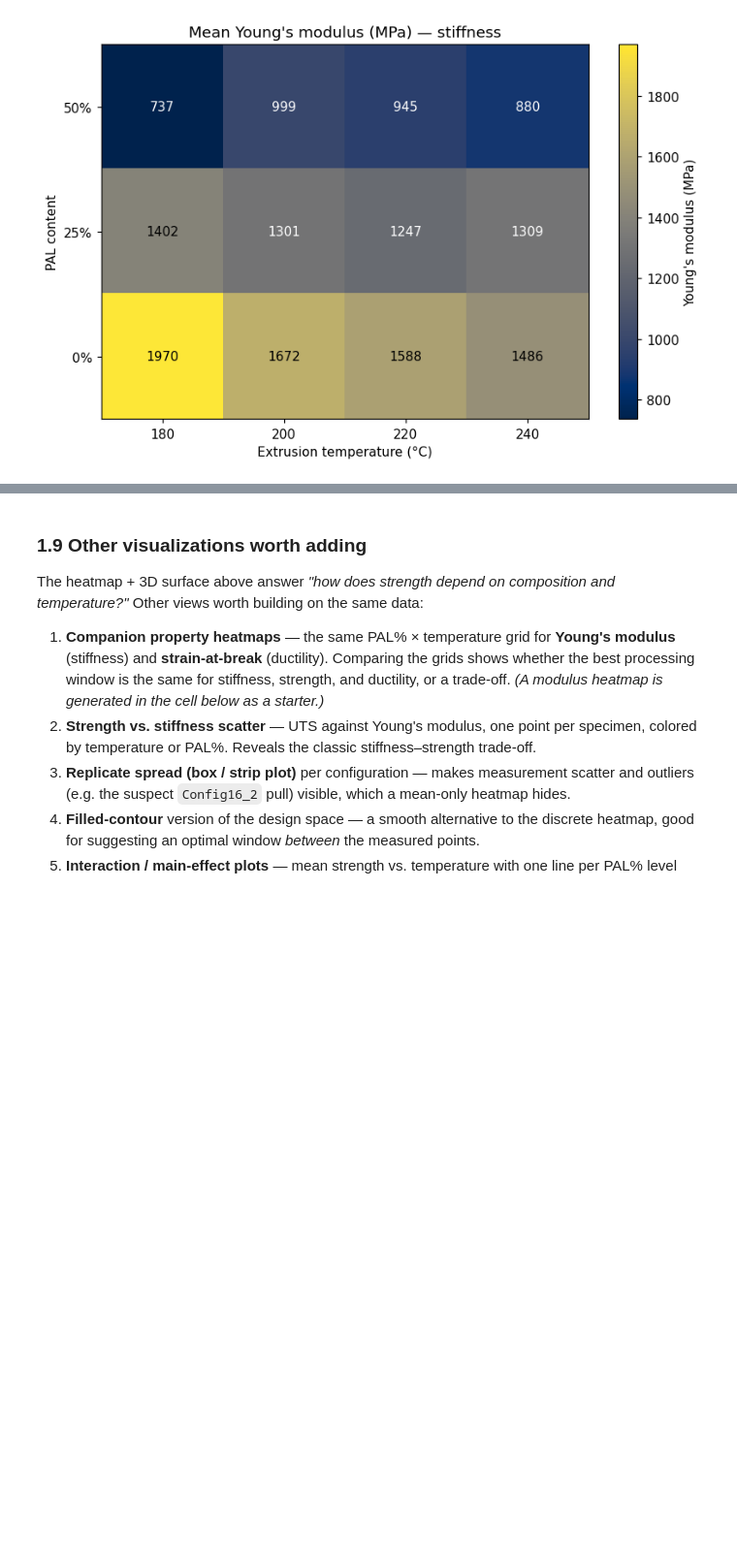
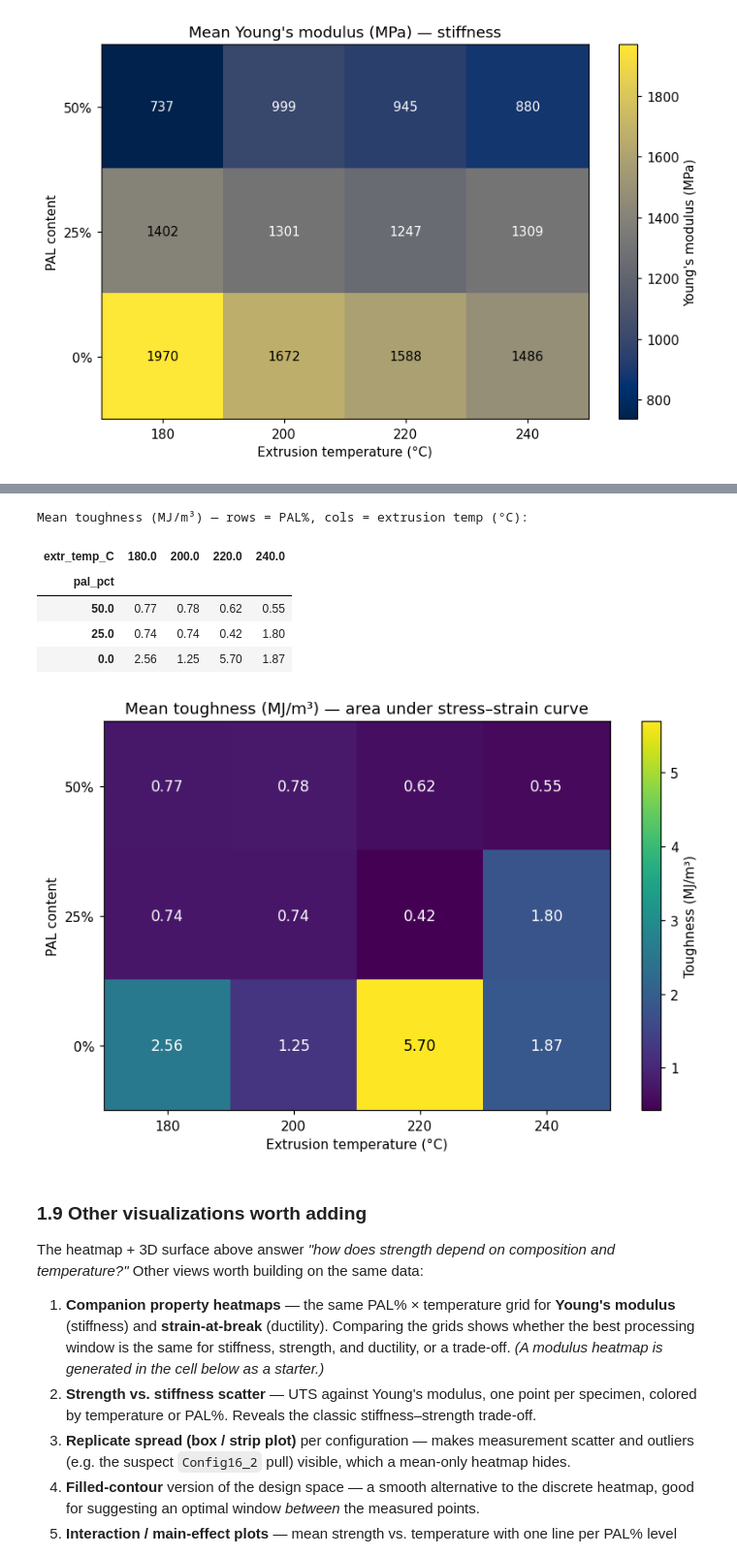
Before and after one commit to Chris1504-fdz/UIC_NU_Recycling, a Jupyter notebook: data_processing.ipynb, the cells around one changed output, grey strips where cells are left out. Shown at 97% size. Drawn from its saved outputs; the diff is of its cells as text; code cells hidden in the pictures; blank space fills up the shorter version.

```diff
--- a/data_processing.ipynb
+++ b/data_processing.ipynb
@@ -178,12 +178,20 @@ for s in cfg_sheets:
     curve, ym, mts = parse_tensile_sheet(pd.read_excel(TENSILE_XLSX, sheet_name=s, header=None))
     curves[s] = curve
     curve.to_csv(TENSILE_DIR / f"Config{config}_{rep}.csv", index=False)
+
+    # Toughness = area under the stress-strain curve (modulus of toughness): the energy
+    # absorbed per unit volume up to failure. Trapezoidal integral of stress over strain.
+    # Units: MPa * (mm/mm) = MJ/m^3.
+    toughness = (float(np.trapz(curve["stress_MPa"].values, curve["strain"].values))
+                 if len(curve) > 1 else np.nan)
+
     summary_rows.append({
         "config": config, "replicate": int(rep), "sheet": s,
         "n_points": len(curve),
         "young_modulus_MPa": ym,
         "max_tensile_stress_MPa": mts,
         "strain_at_break": curve["strain"].iloc[-1] if len(curve) else np.nan,
+        "toughness_MJ_m3": toughness,
     })
 
 print(f"Parsed {len(curves)} tensile specimens -> {TENSILE_DIR}")
@@ -202,7 +210,7 @@ tensile_summary = (
 )
 tensile_summary = tensile_summary[[
     "config", "replicate", "pp_pct", "pal_pct", "extr_temp_C",
-    "young_modulus_MPa", "max_tensile_stress_MPa", "strain_at_break",
+    "young_modulus_MPa", "max_tensile_stress_MPa", "strain_at_break", "toughness_MJ_m3",
     "n_points", "sheet",
 ]]
 tensile_summary.to_csv(PROC / "tensile" / "tensile_summary.csv", index=False)
@@ -332,6 +407,8 @@ design = (tensile_summary
           .agg(max_stress_mean=("max_tensile_stress_MPa", "mean"),
                max_stress_std=("max_tensile_stress_MPa", "std"),
                modulus_mean=("young_modulus_MPa", "mean"),
+               toughness_mean=("toughness_MJ_m3", "mean"),
+               toughness_std=("toughness_MJ_m3", "std"),
                n=("replicate", "count")))
 design.to_csv(PROC / "tensile" / "design_space_summary.csv", index=False)
 
@@ -432,3 +520,39 @@ plt.show()
+# %%
+# Heatmap: mean toughness (area under stress-strain curve) over the design grid.
+grid_tough = (design.pivot(index="pal_pct", columns="extr_temp_C", values="toughness_mean")
+                    .reindex(index=pals, columns=temps))
+print("Mean toughness (MJ/m³) — rows = PAL%, cols = extrusion temp (°C):")
+display(grid_tough.round(2))
+
+Mt = grid_tough.values
+fig, ax = plt.subplots(figsize=(7.5, 5))
+im = ax.imshow(Mt, cmap="viridis", aspect="auto")
+ax.set_xticks(range(len(temps)), [f"{int(t)}" for t in temps])
+ax.set_yticks(range(len(pals)),  [f"{int(p)}%" for p in pals])
+ax.set_xlabel("Extrusion temperature (°C)")
+ax.set_ylabel("PAL content")
+ax.set_title("Mean toughness (MJ/m³) — area under stress–strain curve")
+
+tmid = (np.nanmin(Mt) + np.nanmax(Mt)) / 2
+for i in range(len(pals)):
+    for j in range(len(temps)):
+        v = Mt[i, j]
+        if not np.isnan(v):
+            ax.text(j, i, f"{v:.2f}", ha="center", va="center", fontsize=11,
+                    color="white" if v < tmid else "black")
+
+fig.colorbar(im, ax=ax).set_label("Toughness (MJ/m³)")
+fig.tight_layout()
+fig.savefig(FIG_DIR / "tensile_toughness_heatmap.png", dpi=150)
+plt.show()
+# %% [output]
+Mean toughness (MJ/m³) — rows = PAL%, cols = extrusion temp (°C):
+| extr_temp_C | 180.0 | 200.0 | 220.0 | 240.0 |
+| pal_pct |  |  |  |  |
+| 50.0 | 0.77 | 0.78 | 0.62 | 0.55 |
+| 25.0 | 0.74 | 0.74 | 0.42 | 1.80 |
+| 0.0 | 2.56 | 1.25 | 5.70 | 1.87 |
+[figure, added]
 # %% [markdown]
 ### 1.9 Other visualizations worth adding
 
```
Also changed, not shown: parts of 8 cells of this notebook, 12 other files.
